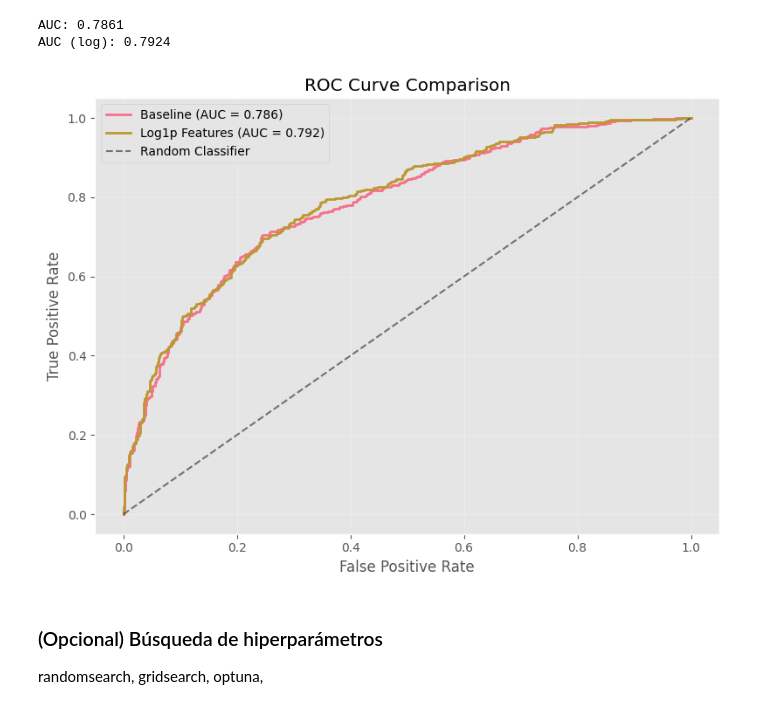
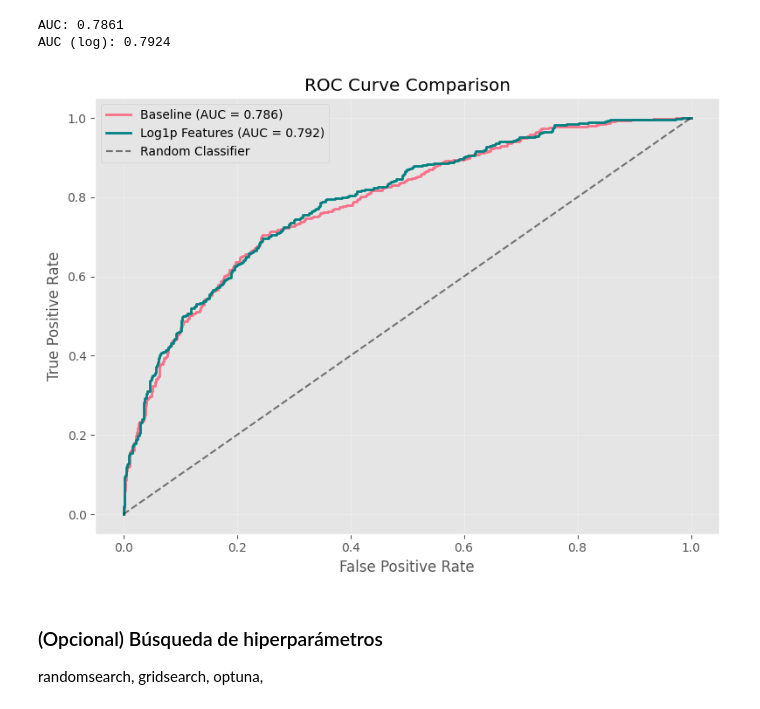
Before and after one commit to ferranborras/proyecto_machine_learning_evolve, a Jupyter notebook: online_retail_II_EDA-basic.ipynb, the cells around one changed output. Saved outputs shown, nothing was run; the diff lists cells and outputs as text; code cells hidden in the pictures.

```diff
--- a/online_retail_II_EDA-basic.ipynb
+++ b/online_retail_II_EDA-basic.ipynb
@@ -1540,34 +1536,35 @@ plt.plot(
 )
 
 plt.plot(
     fpr_log,
     tpr_log,
     linewidth=2,
+    color="teal",
     label=f"Log1p Features (AUC = {auc_log:.3f})"
 )
 
 plt.plot(
     [0, 1],
     [0, 1],
     linestyle="--",
     color="black",
     alpha=0.5,
     label="Random Classifier"
 )
 
 plt.xlabel("False Positive Rate")
 plt.ylabel("True Positive Rate")
 
 plt.title(
     "ROC Curve Comparison"
 )
 
 plt.legend()
 plt.grid(alpha=0.3)
 plt.tight_layout()
 plt.show()
 # %% [output]
-[figure, old version]
+[figure, new version]
 # %% [markdown]
 ### (Opcional) Búsqueda de hiperparámetros
 randomsearch, gridsearch, optuna,
```
Also changed, not shown: parts of 5 cells of this notebook.
